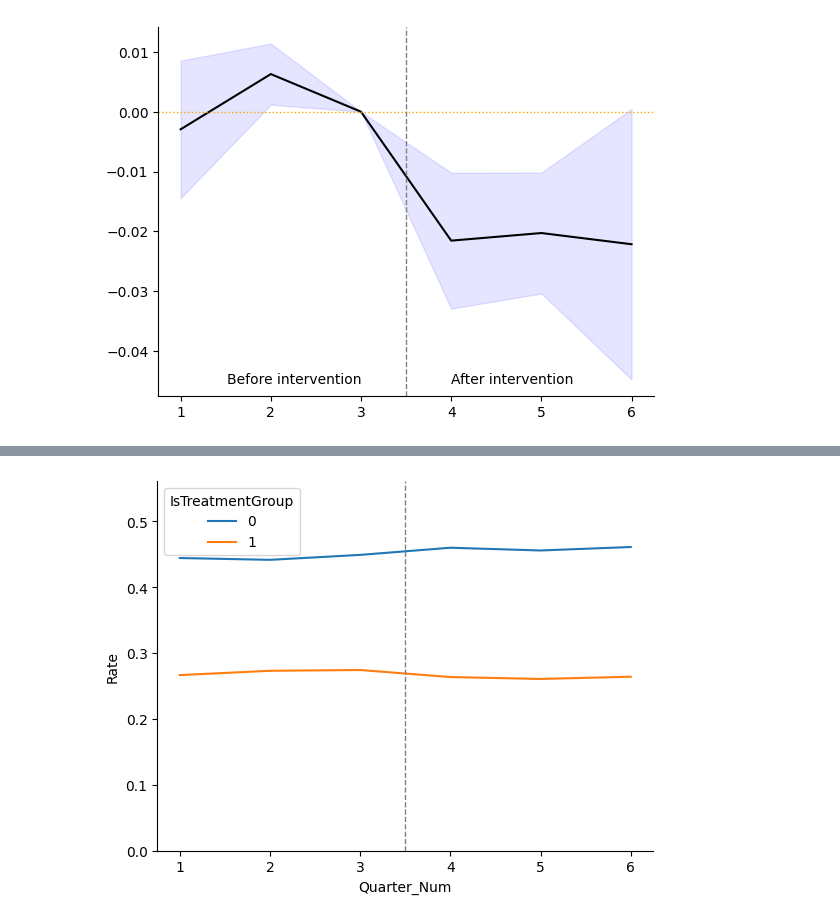
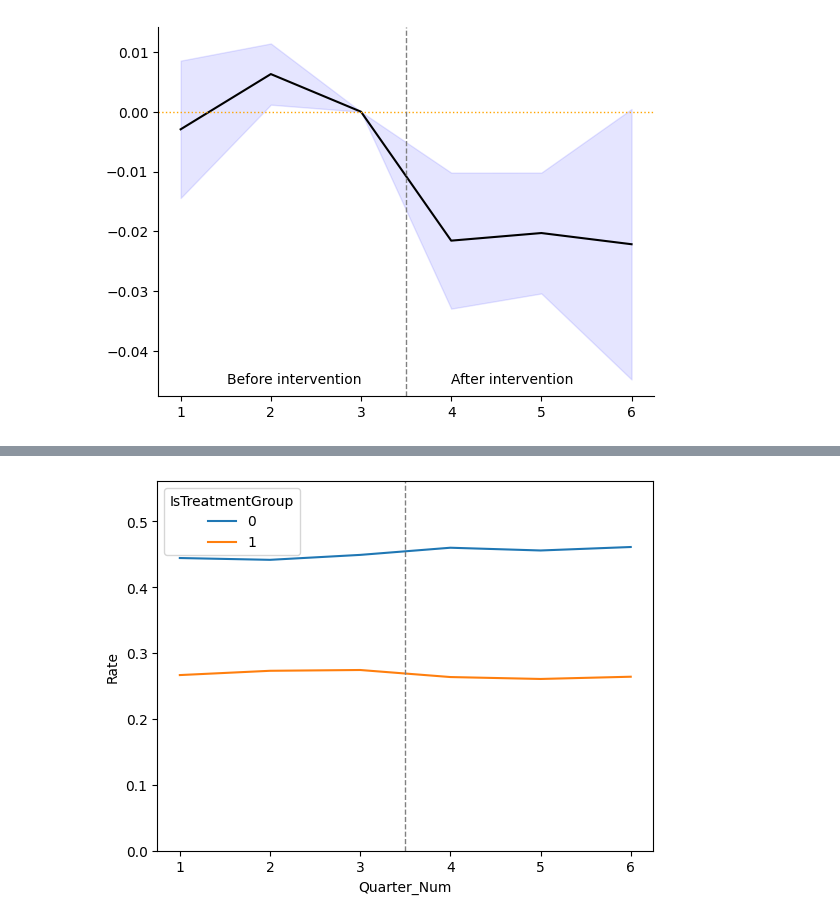
Before and after one commit to HirotakeIto/intro_to_impact_evaluation_with_python, a Jupyter notebook: notebooks/chapter4_did.ipynb, the cells around one changed output, grey strips where cells are left out. Saved outputs shown, nothing was run; the diff lists cells and outputs as text; code cells hidden in the pictures.

```diff
--- a/notebooks/chapter4_did.ipynb
+++ b/notebooks/chapter4_did.ipynb
@@ -273,13 +478,25 @@ plt.show()
 # %%
 # 集計
-df_plot = df_organ_donations_full.groupby(['IsTreatmentGroup', 'Quarter_Num'])['Rate'].mean().reset_index()
+df_plot = (
+    df_organ_donations_full.groupby(
+        ["IsTreatmentGroup", "Quarter_Num"]
+    )["Rate"]
+    .mean()
+    .reset_index()
+)
 # プロット
 fig, ax = plt.subplots()
-sns.lineplot(data=df_plot, x="Quarter_Num", y="Rate", hue='IsTreatmentGroup', ax=ax)
-plt.axvline(3.5, color='grey', linewidth = 1, linestyle='dashed')
-plt.ylim(0, df_plot['Rate'].max() + 0.1)
-ax.spines['top'].set_visible(False)
-ax.spines['right'].set_visible(False)
+sns.lineplot(
+    data=df_plot,
+    x="Quarter_Num",
+    y="Rate",
+    hue="IsTreatmentGroup",
+    ax=ax,
+)
+plt.axvline(
+    3.5, color="grey", linewidth=1, linestyle="dashed"
+)
+plt.ylim(0, df_plot["Rate"].max() + 0.1)
 plt.show()
 # %% [output]
-[figure, old version]
+[figure, new version]
```
Also changed, not shown: parts of 22 cells of this notebook, 5 other files.
